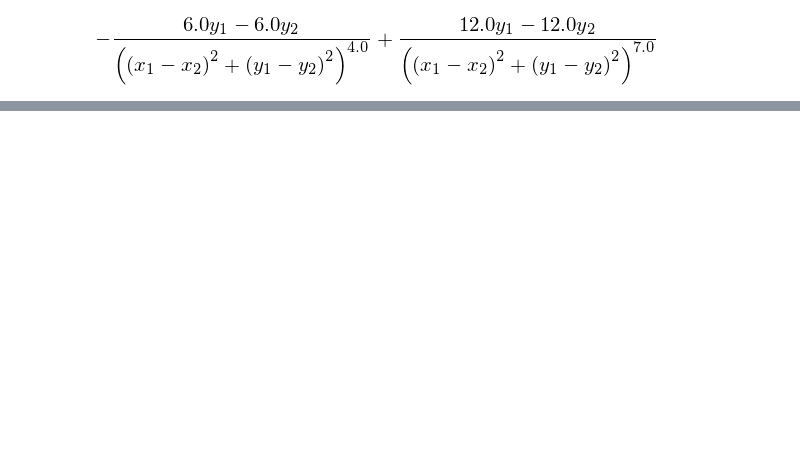
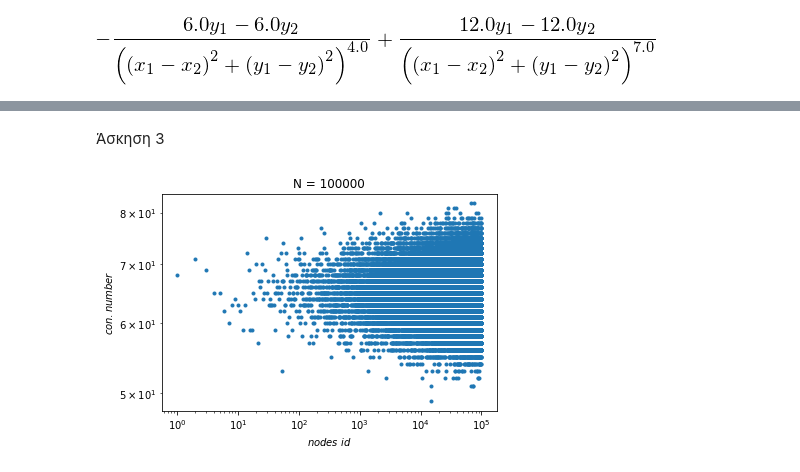
Before and after one commit to fotisAnagnostopoulos/cooperation_w_gsavvidis, a Jupyter notebook: Untitled.ipynb, the cells around one changed output, grey strips where cells are left out. Cells and saved outputs as stored; diff of their text form; code cells hidden in the pictures; blank space fills up the shorter version.

```diff
--- a/Untitled.ipynb
+++ b/Untitled.ipynb
@@ -98,0 +85,15 @@ plt.show()
+# %% [markdown]
+Άσκηση 3
+# %%
+data3 = np.loadtxt('data3b.txt',delimiter=',')
+# %%
+data3 = np.asarray(data3)
+
+plt.loglog(data3[:,0],data3[:,1],'.')
+plt.ylabel('$con. number$')
+plt.xlabel('$nodes \ id$')
+plt.title('N = 100000')
+#plt.savefig('ex3_b_10e5_points')
+plt.show()
+# %% [output]
+[figure, added]
```
Also changed, not shown: parts of 21 cells of this notebook, 10 other files.
